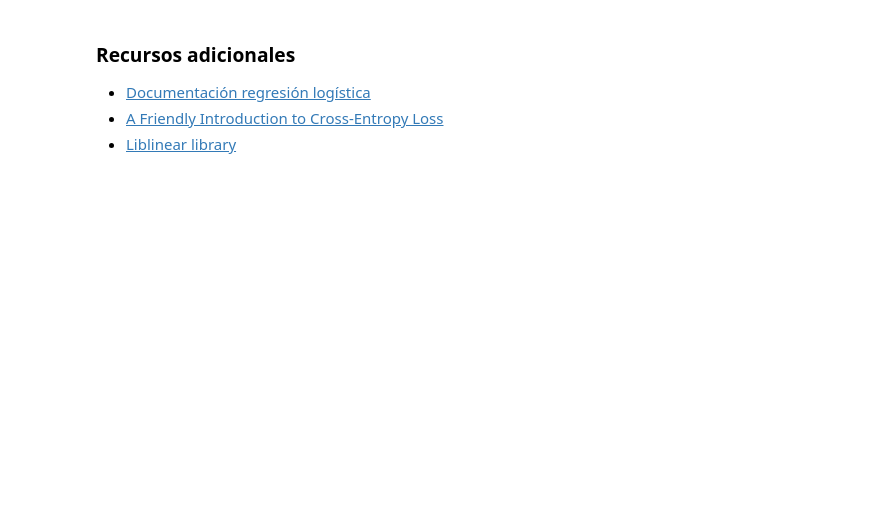
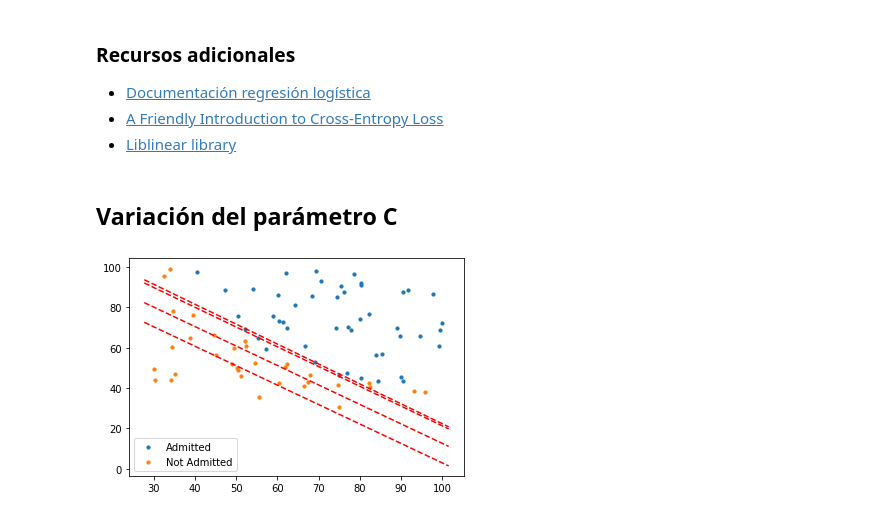
Before and after one commit to bmalcover/ml2019, a Jupyter notebook: 07_Logistic_regression.ipynb, the cells around one changed output. Saved outputs shown, nothing was run; the diff lists cells and outputs as text; code cells hidden in the pictures; blank space fills up the shorter version.

```diff
--- a/07_Logistic_regression.ipynb
+++ b/07_Logistic_regression.ipynb
@@ -85,6 +89,6 @@ Instanciamos el modelo bajo el nombre `clf_lr`
 # %%
 from sklearn.linear_model import LogisticRegression
 
-clf_lr = LogisticRegression( solver="liblinear") # Esta sentencia nos crea un clasificador logístico
+clf_lr = LogisticRegression(C=0.01,solver="liblinear") # Esta sentencia nos crea un clasificador logístico
 # %% [markdown]
 ### 6: Entrenamos el modelo y lo evaluamos
@@ -112,21 +113,18 @@ clf_lr.score(X_test, y_test)
 **Vamos a ver de manera gráfica como de bueno es nuestro modelo sobre el conjunto de test**
 # %%
 
-
-
-
-admitted = df_test.loc[y == 1]
-not_admitted = df_test.loc[y == 0]
+admitted = df_test[df.Admitido == 1]
+not_admitted = df_test[df.Admitido == 0]
 
 # plots
 plt.scatter(admitted.iloc[:, 0], admitted.iloc[:, 1], s=10, label='Admitted')
 plt.scatter(not_admitted.iloc[:, 0], not_admitted.iloc[:, 1], s=10, label='Not Admitted')
 
-x_values = [np.min(X["Examen 1"] - 5), np.max(X["Examen 2"] + 5)]
+x_values = [np.min(X_test["Examen 1"] - 5), np.max(X_test["Examen 2"] + 5)]
 y_values =  - (clf_lr.intercept_ + np.dot(clf_lr.coef_[0][0], x_values)) / clf_lr.coef_[0][1]
 plt.plot(x_values, y_values, "--", c="r")
 
-plt.legend()
-plt.show()
+plt.legend();
+plt.show();
 # %% [output]
 [figure]
@@ -136,3 +139,30 @@ plt.show()
 * [Documentación regresión logística](https://scikit-learn.org/stable/modules/generated/sklearn.linear_model.LogisticRegression.html)
 * [A Friendly Introduction to Cross-Entropy Loss](https://rdipietro.github.io/friendly-intro-to-cross-entropy-loss/)
 * [Liblinear library](https://www.csie.ntu.edu.tw/~cjlin/liblinear/)
+# %% [markdown]
+## Variación del parámetro C
+# %%
+valores =[0.5, 1.0, 5.0, 10.0]
+classificadores = []
+for i in valores:
+    clf_lr = LogisticRegression(C=i,solver="liblinear") # Esta sentencia nos crea un clasificador logístico
+    clf_lr.fit(X_train, y_train)
+    classificadores.append(clf_lr)
+
+admitted = df_train[df_train.Admitido == 1]
+not_admitted = df_train[df_train.Admitido == 0]
+
+# plots
+plt.scatter(admitted["Examen 1"], admitted["Examen 2"], s=10, label='Admitted')
+plt.scatter(not_admitted["Examen 1"], not_admitted["Examen 2"], s=10, label='Not Admitted')
+
+for clf_lr in classificadores:
+
+    x_values = [np.min(X_test["Examen 1"] - 5), np.max(X_test["Examen 2"] + 5)]
+    y_values =  - (clf_lr.intercept_ + np.dot(clf_lr.coef_[0][0], x_values)) / clf_lr.coef_[0][1]
+    plt.plot(x_values, y_values, "--", c="r")
+
+plt.legend();
+plt.show();
+# %% [output]
+[figure, added]
```
Also changed, not shown: parts of 6 cells of this notebook.
